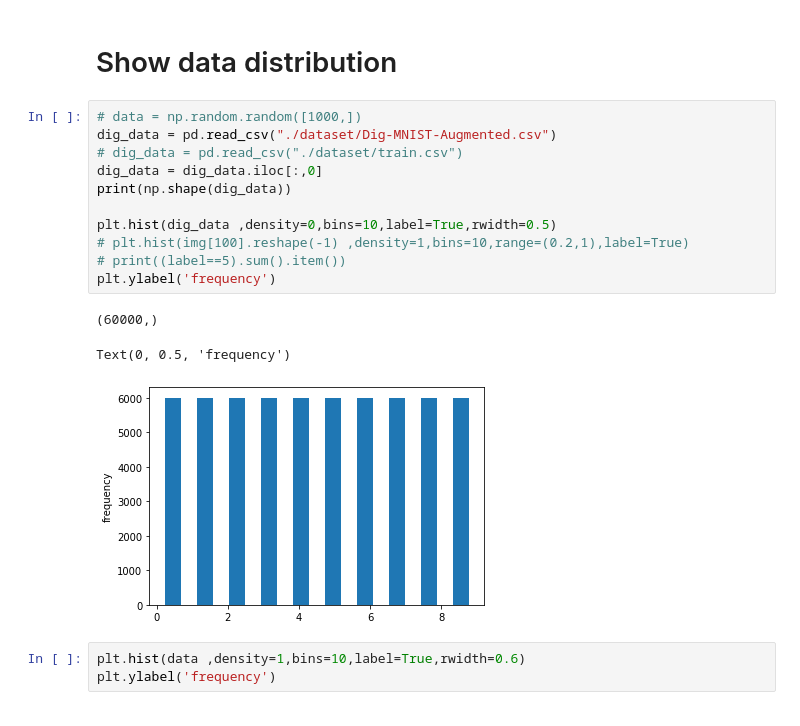
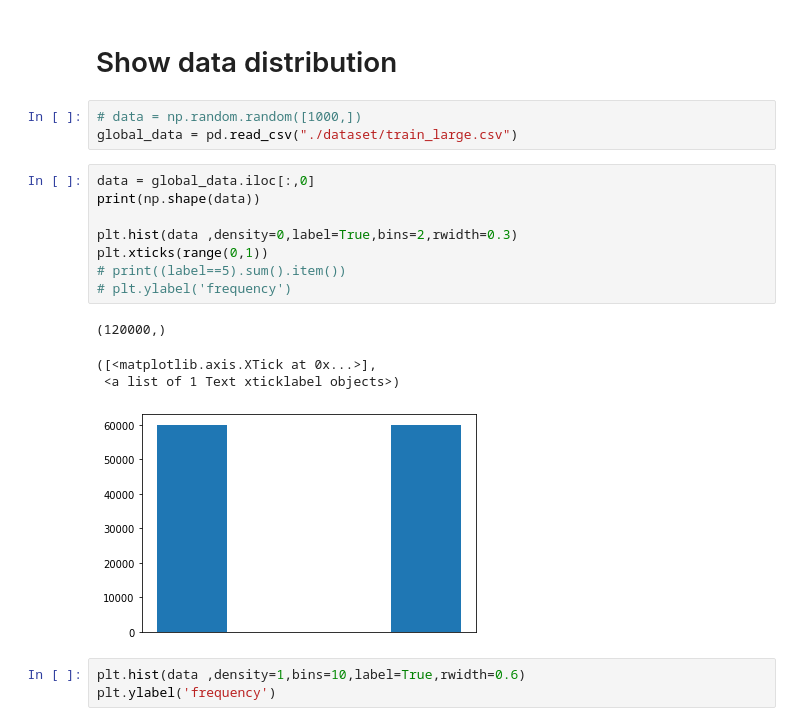
Before and after one commit to ccchang1023/Kannada_MNIST_CNN, a Jupyter notebook: Data_visualization.ipynb, the cells around one changed output. Drawn from its saved outputs; the diff is of its cells as text.

```diff
--- a/Data_visualization.ipynb
+++ b/Data_visualization.ipynb
@@ -342,21 +461,22 @@ while keep_loop:
             break
 # %% [markdown]
 # Show data distribution
+# %%
+# data = np.random.random([1000,])
+global_data = pd.read_csv("./dataset/train_large.csv")
 # %%
-# data = np.random.random([1000,])
-dig_data = pd.read_csv("./dataset/Dig-MNIST-Augmented.csv")
-# dig_data = pd.read_csv("./dataset/train.csv")
-dig_data = dig_data.iloc[:,0]
-print(np.shape(dig_data))
+data = global_data.iloc[:,0]
+print(np.shape(data))
 
-plt.hist(dig_data ,density=0,bins=10,label=True,rwidth=0.5)
-# plt.hist(img[100].reshape(-1) ,density=1,bins=10,range=(0.2,1),label=True)
+plt.hist(data ,density=0,label=True,bins=2,rwidth=0.3)
+plt.xticks(range(0,1))
 # print((label==5).sum().item())
-plt.ylabel('frequency')
+# plt.ylabel('frequency')
 # %% [output]
-(60000,)
+(120000,)
-Text(0, 0.5, 'frequency')
+([<matplotlib.axis.XTick at 0x...>],
+ <a list of 1 Text xticklabel objects>)
-[figure, old version]
+[figure, new version]
 # %%
 plt.hist(data ,density=1,bins=10,label=True,rwidth=0.6)
 plt.ylabel('frequency')
```
Also changed, not shown: parts of 11 cells of this notebook, 1 other file.
